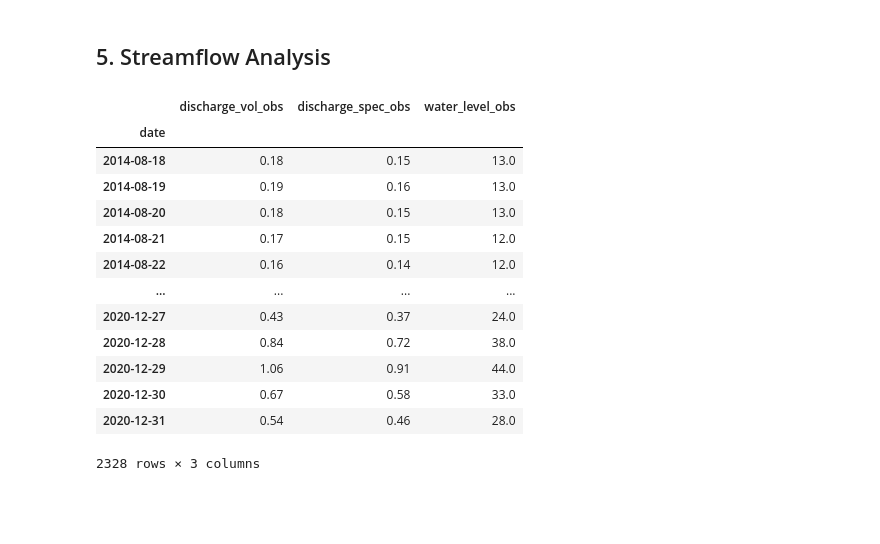
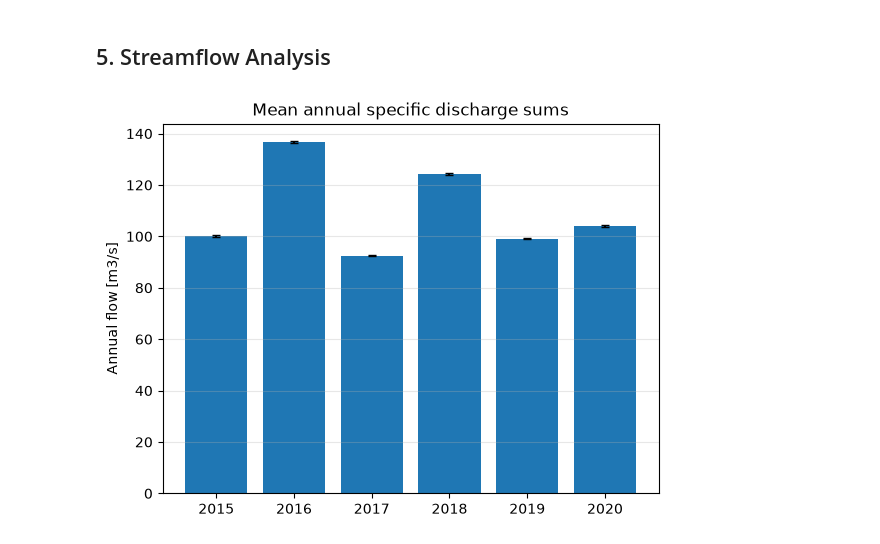
Before and after one commit to danielsehr/ACP4-Seminar, a Jupyter notebook: src/ACP4/main.ipynb, the cells around one changed output. Saved outputs shown, nothing was run; the diff lists cells and outputs as text; code cells hidden in the pictures; blank space fills up the shorter version.

```diff
--- a/src/ACP4/main.ipynb
+++ b/src/ACP4/main.ipynb
@@ -279,20 +279,3 @@ plot_all_extreme_rainfall_events(data=data)
 [figure]
 # %% [markdown]
 ## 5. Streamflow Analysis
-# %%
-data.discharge
-# %% [output]
-|  | discharge_vol_obs | discharge_spec_obs | water_level_obs |
-| date |  |  |  |
-| 2014-08-18 | 0.18 | 0.15 | 13.0 |
-| 2014-08-19 | 0.19 | 0.16 | 13.0 |
-| 2014-08-20 | 0.18 | 0.15 | 13.0 |
-| 2014-08-21 | 0.17 | 0.15 | 12.0 |
-| 2014-08-22 | 0.16 | 0.14 | 12.0 |
-| ... | ... | ... | ... |
-| 2020-12-27 | 0.43 | 0.37 | 24.0 |
-| 2020-12-28 | 0.84 | 0.72 | 38.0 |
-| 2020-12-29 | 1.06 | 0.91 | 44.0 |
-| 2020-12-30 | 0.67 | 0.58 | 33.0 |
-| 2020-12-31 | 0.54 | 0.46 | 28.0 |
-2328 rows × 3 columns
@@ -298,0 +297,7 @@ data.discharge
+# %%
+# 5.1. What are the average annual flows? Use specific discharge in mm/d to calculate
+# average annual sums that are comparable to the annual precipitation sums.
+annual_discharge_agg = agg_annually_discharge(df=data.discharge["discharge_spec_obs"])
+plot_annual_discharge_sum(annual_discharge_agg)
+# %% [output]
+[figure, added]
```
Also changed, not shown: parts of 9 cells of this notebook, 4 other files.
